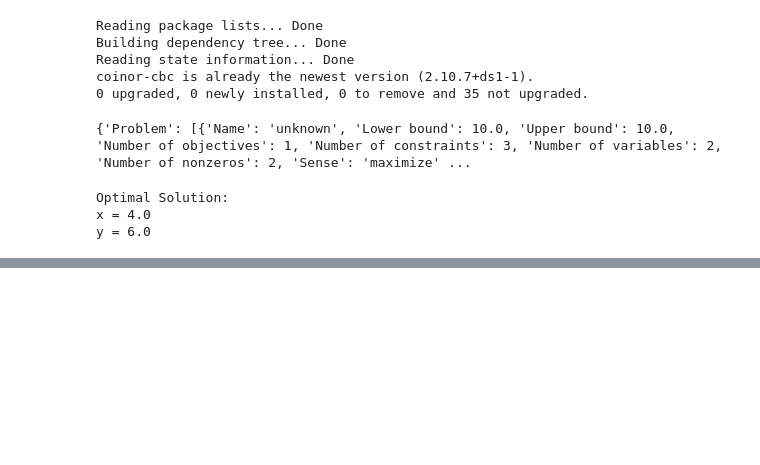
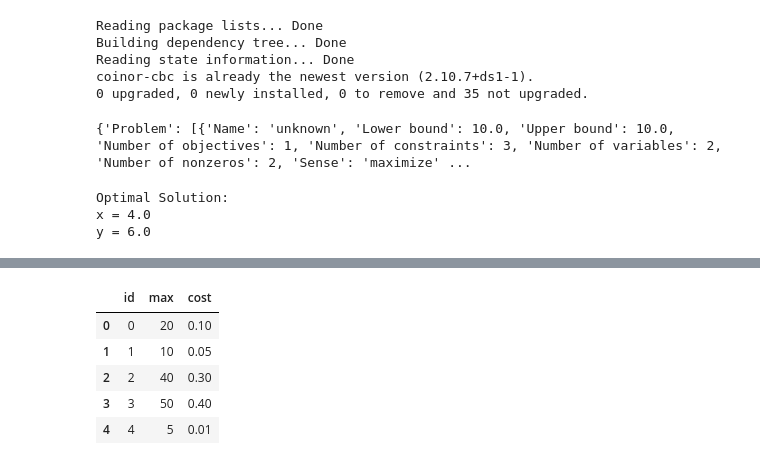
Before and after one commit to ROARMarketingConcepts/Optimization-with-Python, a Jupyter notebook: Linear_Programming_with_Python.ipynb, the cells around one changed output, grey strips where cells are left out. Cells and saved outputs as stored; diff of their text form; code cells hidden in the pictures; blank space fills up the shorter version.

```diff
--- a/Linear_Programming_with_Python.ipynb
+++ b/Linear_Programming_with_Python.ipynb
@@ -390,0 +405,10 @@ y = 6.0
+# %%
+data_gen = data_gen.rename(columns={'limit': 'max'})
+data_gen.head()
+# %% [output]
+|  | id | max | cost |
+| 0 | 0 | 20 | 0.10 |
+| 1 | 1 | 10 | 0.05 |
+| 2 | 2 | 40 | 0.30 |
+| 3 | 3 | 50 | 0.40 |
+| 4 | 4 | 5 | 0.01 |
```
Also changed, not shown: parts of 16 cells of this notebook, 2 other files.
